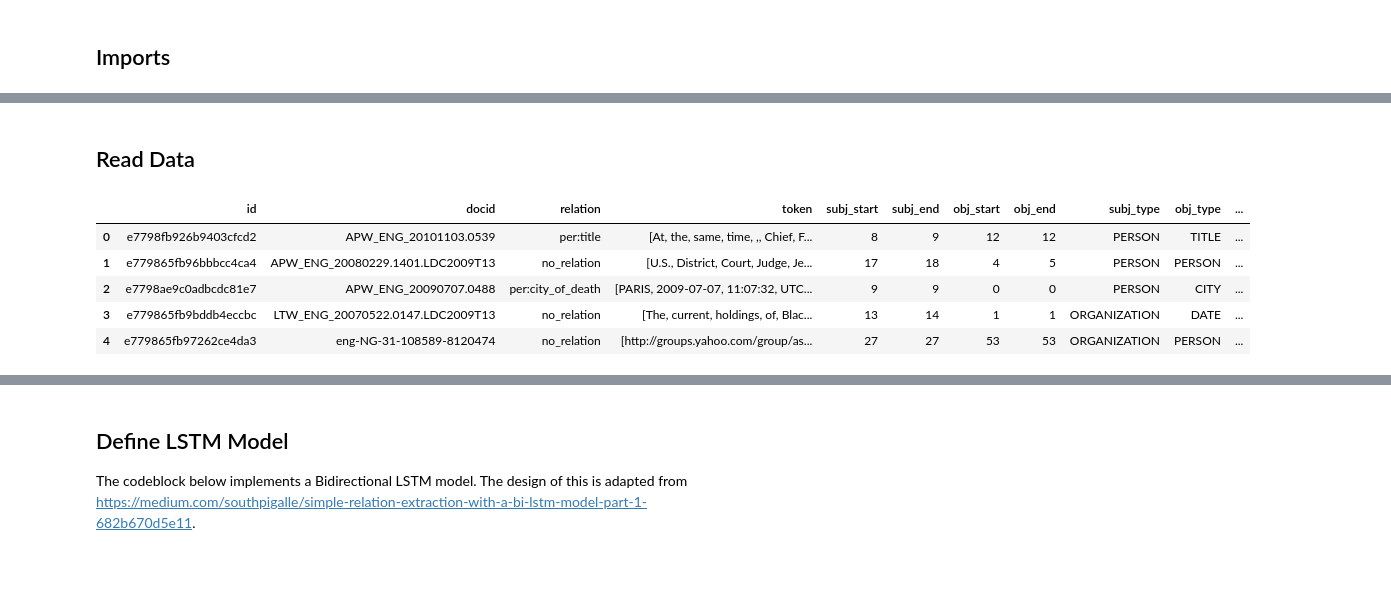
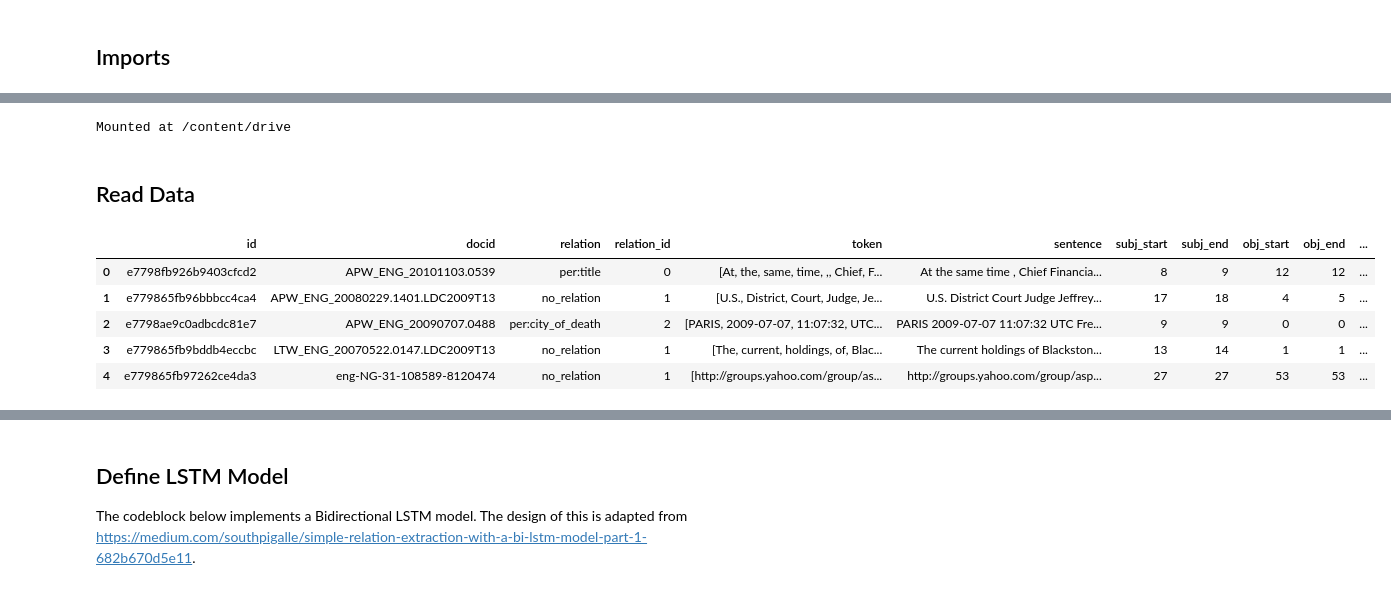
Before and after one commit to joehiggitt/relation-extraction, a Jupyter notebook: LSTM.ipynb, the cells around one changed output, grey strips where cells are left out. Cells and saved outputs as stored; diff of their text form; code cells hidden in the pictures.

```diff
--- a/LSTM.ipynb
+++ b/LSTM.ipynb
@@ -14,3 +18,8 @@ WARNING:tensorflow:From c:\Users\joehi\Documents\Git\relation-extraction\.conda\
+# %%
+from google.colab import drive
+drive.mount('/content/drive')
+# %% [output]
+Mounted at /content/drive
 # %% [markdown]
 ## Read Data
 # %%
@@ -19,12 +28,3 @@ BASE_PATH = r"C:\Users\joehi\Documents\Work\Uni - Year 4\COMP61332\Coursework\da
 FILE = r"\dev.json"
 
 df = pd.read_json(BASE_PATH + FILE)
-# %%
-df.head(5)
-# %% [output]
-|  | id | docid | relation | token | subj_start | subj_end | obj_start | obj_end | subj_type | obj_type | ... |
-| 0 | e7798fb926b9403cfcd2 | APW_ENG_20101103.0539 | per:title | [At, the, same, time, ,, Chief, F... | 8 | 9 | 12 | 12 | PERSON | TITLE | ... |
-| 1 | e779865fb96bbbcc4ca4 | APW_ENG_20080229.1401.LDC2009T13 | no_relation | [U.S., District, Court, Judge, Je... | 17 | 18 | 4 | 5 | PERSON | PERSON | ... |
-| 2 | e7798ae9c0adbcdc81e7 | APW_ENG_20090707.0488 | per:city_of_death | [PARIS, 2009-07-07, 11:07:32, UTC... | 9 | 9 | 0 | 0 | PERSON | CITY | ... |
-| 3 | e779865fb9bddb4eccbc | LTW_ENG_20070522.0147.LDC2009T13 | no_relation | [The, current, holdings, of, Blac... | 13 | 14 | 1 | 1 | ORGANIZATION | DATE | ... |
-| 4 | e779865fb97262ce4da3 | eng-NG-31-108589-8120474 | no_relation | [http://groups.yahoo.com/group/as... | 27 | 27 | 53 | 53 | ORGANIZATION | PERSON | ... |
@@ -30,0 +44,24 @@ df.head(5)
+# %%
+labels = df["relation"].unique()
+
+sentences = []
+relation_ids = []
+# for sentence in df['token'].values:
+for i, row in df.iterrows():
+    sentences.append(" ".join(row["token"]))
+    relation_ids.append(np.where(labels == row["relation"])[0][0])
+
+df.insert(4, "sentence", sentences, True)
+df.insert(3, "relation_id", relation_ids, True)
+
+X = df["sentence"].values
+y = tf.one_hot(df["relation_id"].values, NUM_LABELS)
+
+df.head(5)
+# %% [output]
+|  | id | docid | relation | relation_id | token | sentence | subj_start | subj_end | obj_start | obj_end | ... |
+| 0 | e7798fb926b9403cfcd2 | APW_ENG_20101103.0539 | per:title | 0 | [At, the, same, time, ,, Chief, F... | At the same time , Chief Financia... | 8 | 9 | 12 | 12 | ... |
+| 1 | e779865fb96bbbcc4ca4 | APW_ENG_20080229.1401.LDC2009T13 | no_relation | 1 | [U.S., District, Court, Judge, Je... | U.S. District Court Judge Jeffrey... | 17 | 18 | 4 | 5 | ... |
+| 2 | e7798ae9c0adbcdc81e7 | APW_ENG_20090707.0488 | per:city_of_death | 2 | [PARIS, 2009-07-07, 11:07:32, UTC... | PARIS 2009-07-07 11:07:32 UTC Fre... | 9 | 9 | 0 | 0 | ... |
+| 3 | e779865fb9bddb4eccbc | LTW_ENG_20070522.0147.LDC2009T13 | no_relation | 1 | [The, current, holdings, of, Blac... | The current holdings of Blackston... | 13 | 14 | 1 | 1 | ... |
+| 4 | e779865fb97262ce4da3 | eng-NG-31-108589-8120474 | no_relation | 1 | [http://groups.yahoo.com/group/as... | http://groups.yahoo.com/group/asp... | 27 | 27 | 53 | 53 | ... |
```
Also changed, not shown: parts of 11 cells of this notebook, 1 other file.
